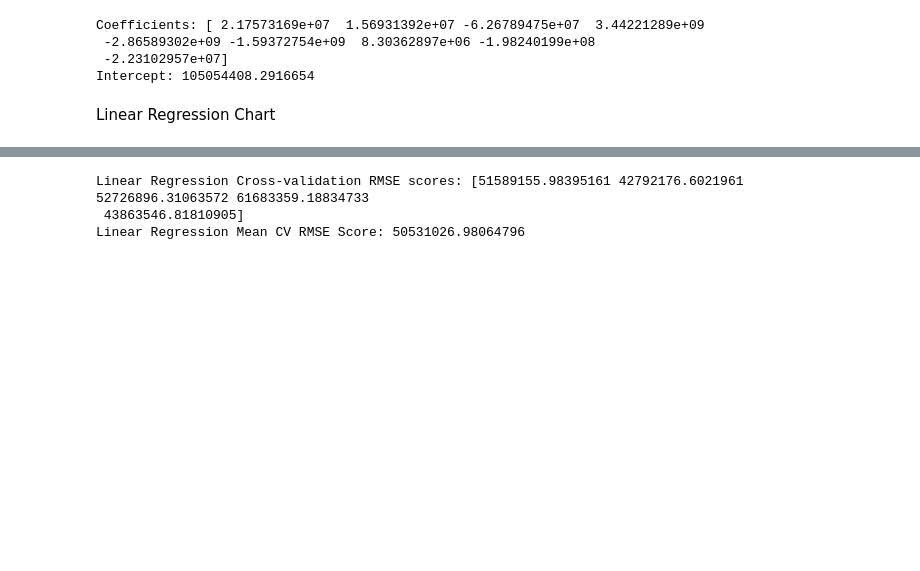
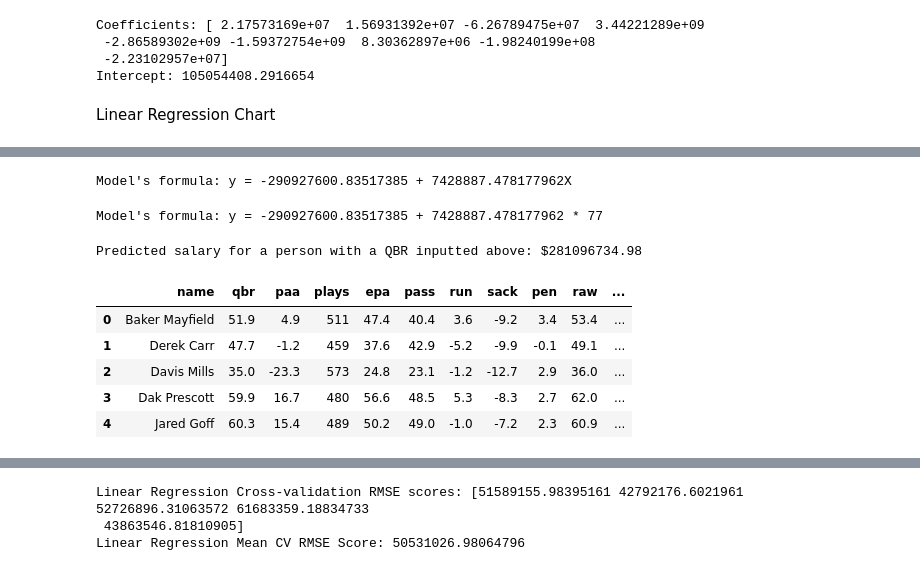
Before and after one commit to haverga/project_04, a Jupyter notebook: Resources/machinelearning.ipynb, the cells around one changed output, grey strips where cells are left out. Saved outputs shown, nothing was run; the diff lists cells and outputs as text; code cells hidden in the pictures; blank space fills up the shorter version.

```diff
--- a/Resources/machinelearning.ipynb
+++ b/Resources/machinelearning.ipynb
@@ -243,0 +261,9 @@ salary_plot
+# %%
+# Create an array for the dependent variable y
+y = nfl_data["Average Salary"]
+# %%
+# Create a model with scikit-learn
+model_predict = LinearRegression()
+# %%
+# Fit the data into the model
+model_predict.fit(X, y)
@@ -243,0 +282,10 @@ salary_plot
+# %%
+# Display the model's best fit line formula
+print(f"Model's formula: y = {model_predict.intercept_} + {model_predict.coef_[0]}X")
+# %% [output]
+Model's formula: y = -290927600.83517385 + 7428887.478177962X
+# %%
+# Display the formula to predict the salary for a QBR of 77
+print(f"Model's formula: y = {model_predict.intercept_} + {model_predict.coef_[0]} * 77")
+# %% [output]
+Model's formula: y = -290927600.83517385 + 7428887.478177962 * 77
@@ -244,3 +295,28 @@ salary_plot
+# %%
+# Display the prediction
+print(f"Predicted salary for a person with a QBR inputted above: ${YTD_QBR:.2f}")
+# %% [output]
+Predicted salary for a person with a QBR inputted above: $281096734.98
+# %%
+# Make predictions using the X set
+predicted_salary = model_predict.predict(X)
+# %%
+# Create a copy of the original data
+df_salary_predicted = nfl_data.copy()
+
+# Add a column with the predicted salary values
+df_salary_predicted["salary_predicted"] = predicted_salary
+
+# Display sample data
+# df_salary_predicted["salary_predicted"] = df_salary_predicted["salary_predicted"].apply(lambda x: '%.0f' % x)
+df_salary_predicted.head()
+# %% [output]
+|  | name | qbr | paa | plays | epa | pass | run | sack | pen | raw | ... |
+| 0 | Baker Mayfield | 51.9 | 4.9 | 511 | 47.4 | 40.4 | 3.6 | -9.2 | 3.4 | 53.4 | ... |
+| 1 | Derek Carr | 47.7 | -1.2 | 459 | 37.6 | 42.9 | -5.2 | -9.9 | -0.1 | 49.1 | ... |
+| 2 | Davis Mills | 35.0 | -23.3 | 573 | 24.8 | 23.1 | -1.2 | -12.7 | 2.9 | 36.0 | ... |
+| 3 | Dak Prescott | 59.9 | 16.7 | 480 | 56.6 | 48.5 | 5.3 | -8.3 | 2.7 | 62.0 | ... |
+| 4 | Jared Goff | 60.3 | 15.4 | 489 | 50.2 | 49.0 | -1.0 | -7.2 | 2.3 | 60.9 | ... |
 # %%
 # Create a line plot of years_experience versus the predicted salary values
 best_fit_line = df_salary_predicted.hvplot.line(
```
Also changed, not shown: parts of 12 cells of this notebook.
